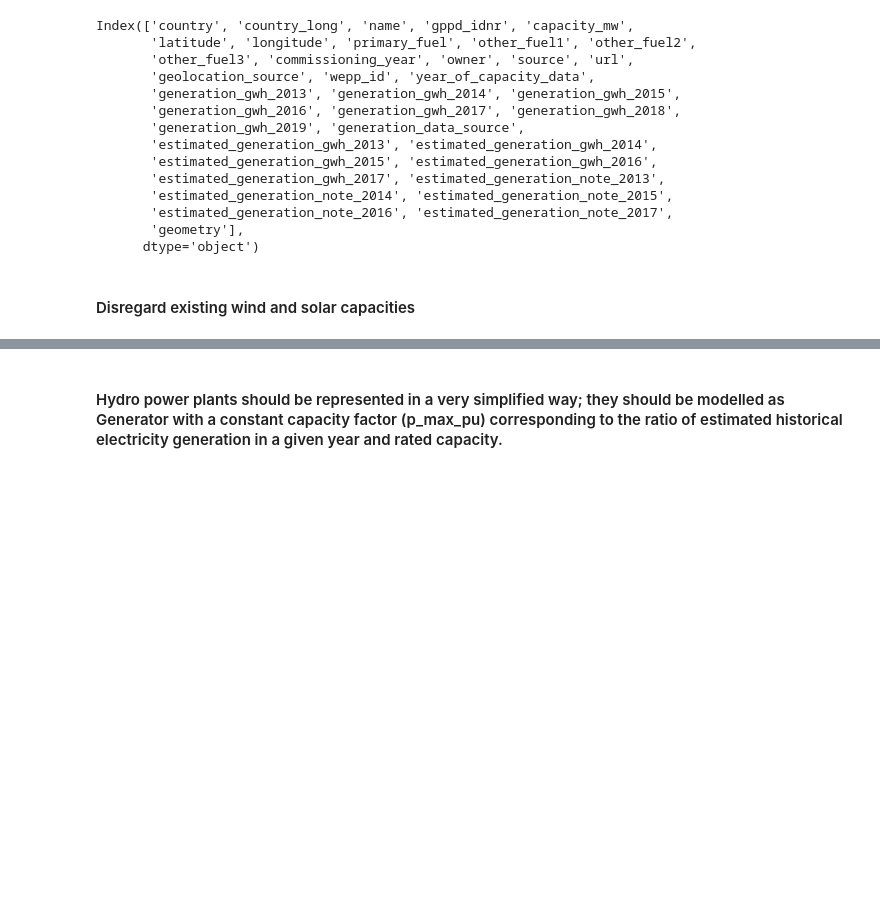
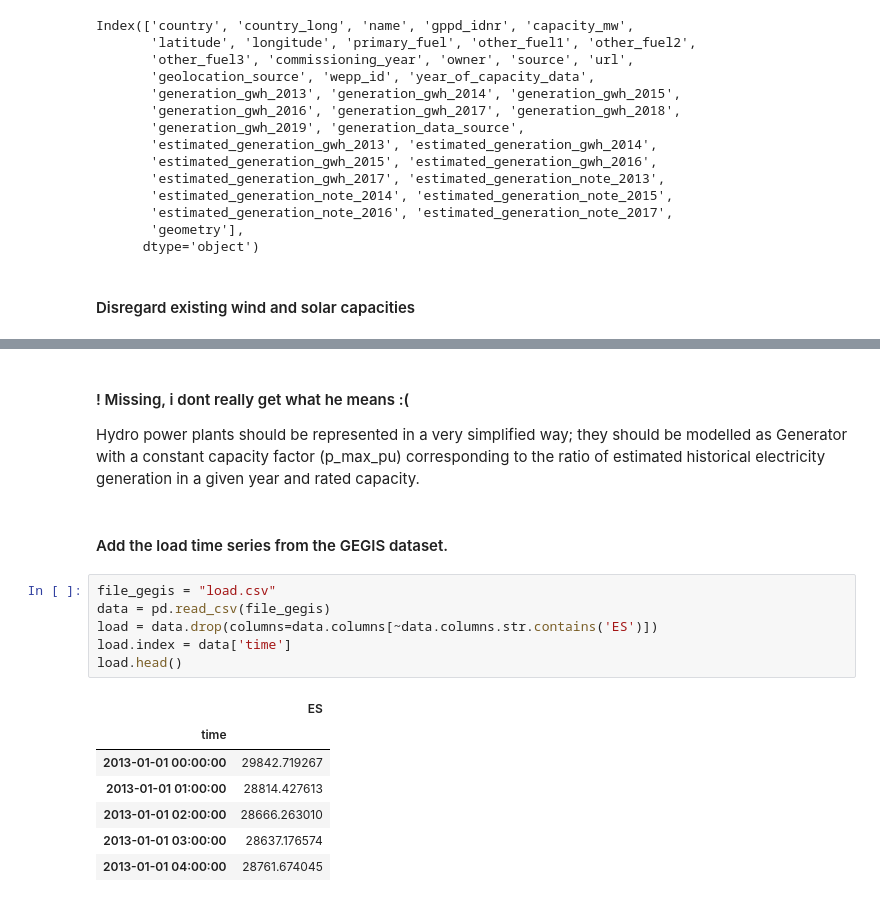
Before and after one commit to LeonieMet/Task4, a Jupyter notebook: Task4_leo_1607.ipynb, the cells around one changed output, grey strips where cells are left out. Saved outputs shown, nothing was run; the diff lists cells and outputs as text; blank space fills up the shorter version.

```diff
--- a/Task4_leo_1607.ipynb
+++ b/Task4_leo_1607.ipynb
@@ -778,2 +788,19 @@ n.add("Generator",
 # %% [markdown]
-#### Hydro power plants should be represented in a very simplified way; they should be modelled as Generator with a constant capacity factor (p_max_pu) corresponding to the ratio of estimated historical electricity generation in a given year and rated capacity.
+#### ! Missing, i dont really get what he means :(
+Hydro power plants should be represented in a very simplified way; they should be modelled as Generator with a constant capacity factor (p_max_pu) corresponding to the ratio of estimated historical electricity generation in a given year and rated capacity.
+# %% [markdown]
+#### Add the load time series from the GEGIS dataset.
+# %%
+file_gegis = "load.csv"
+data = pd.read_csv(file_gegis)
+load = data.drop(columns=data.columns[~data.columns.str.contains('ES')])
+load.index = data['time']
+load.head()
+# %% [output]
+|  | ES |
+| time |  |
+| 2013-01-01 00:00:00 | 29842.719267 |
+| 2013-01-01 01:00:00 | 28814.427613 |
+| 2013-01-01 02:00:00 | 28666.263010 |
+| 2013-01-01 03:00:00 | 28637.176574 |
+| 2013-01-01 04:00:00 | 28761.674045 |
```
Also changed, not shown: parts of 48 cells of this notebook.
